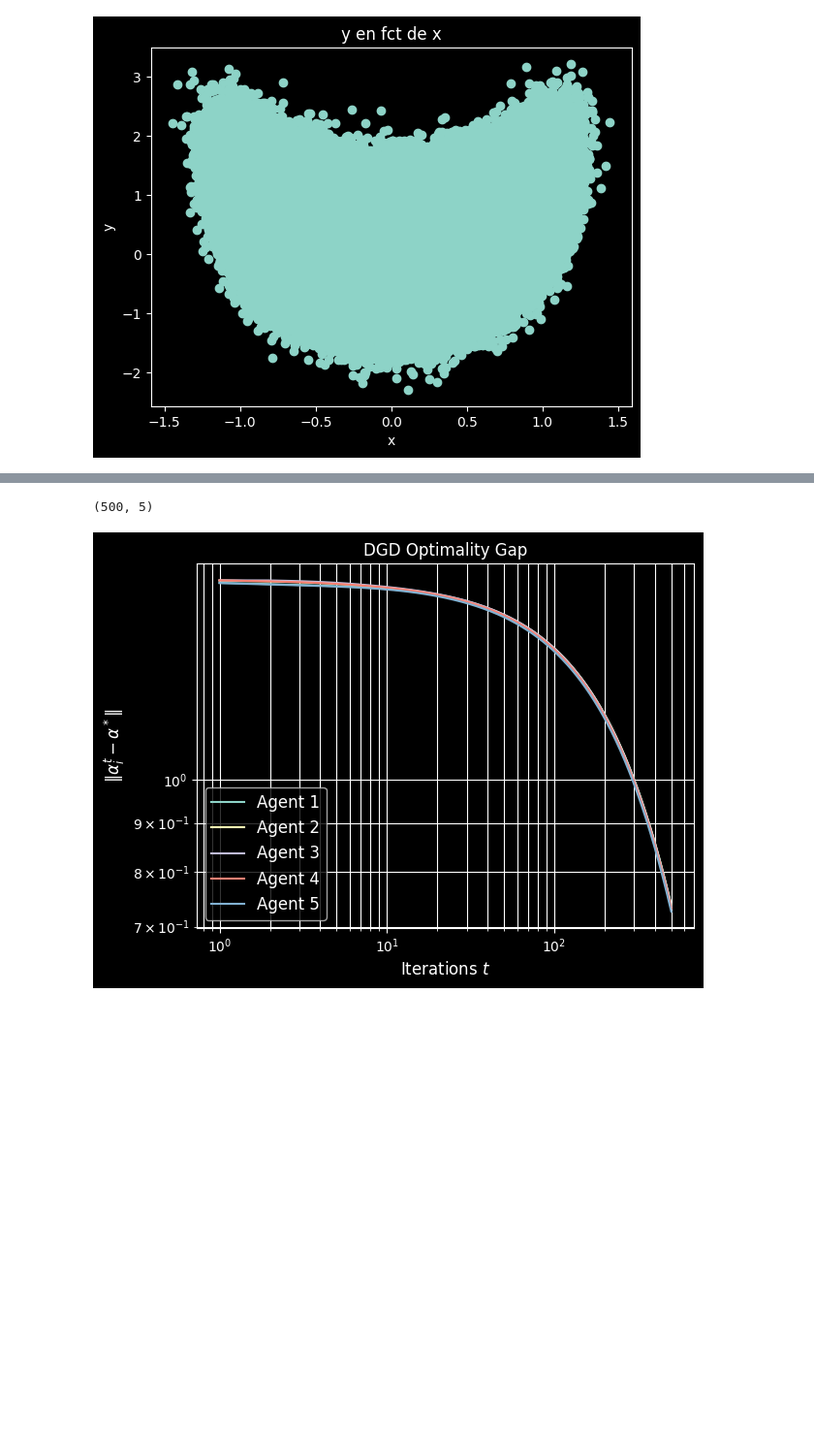
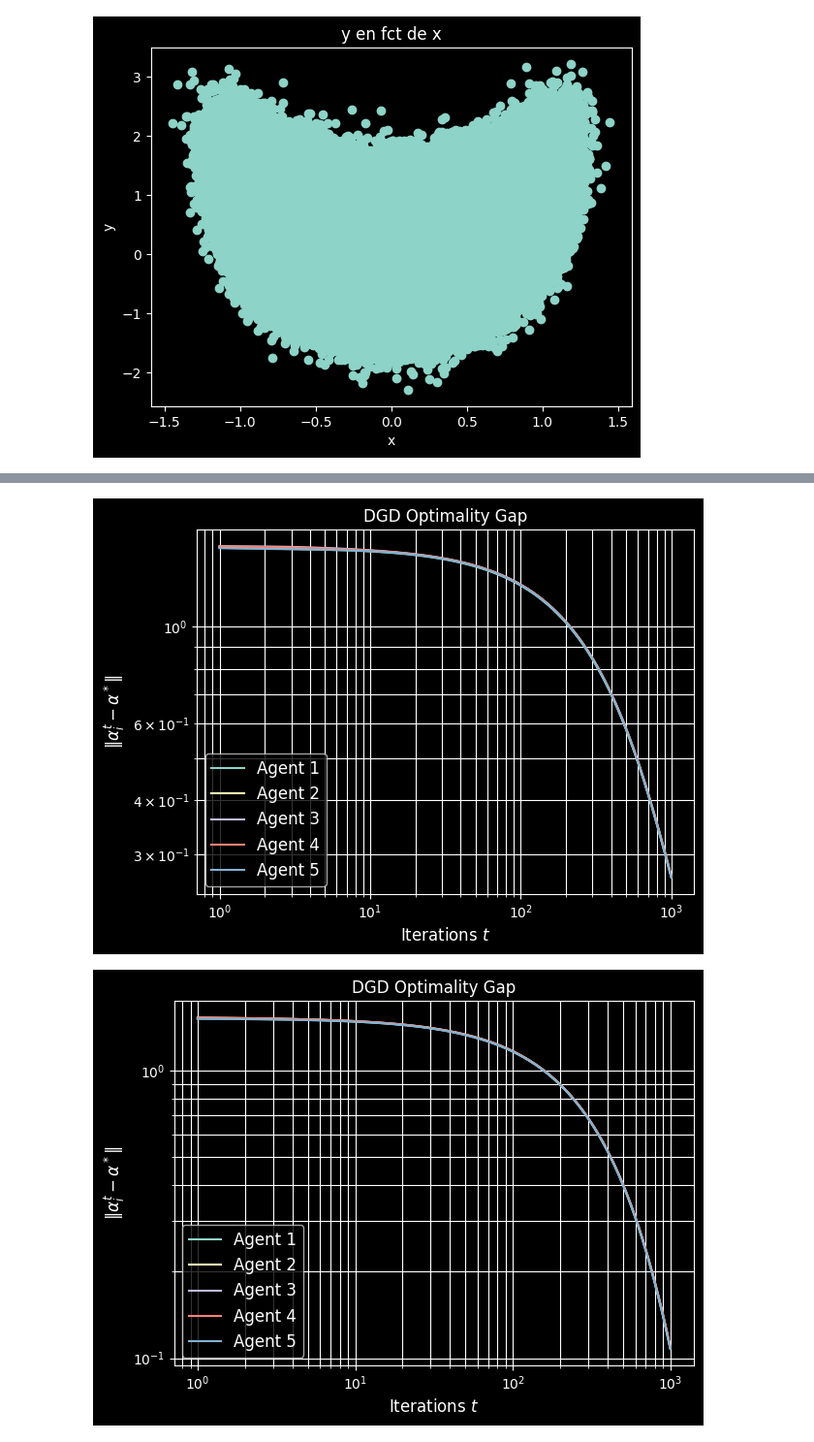
Before and after one commit to w-h02/Cooperative_opt, a Jupyter notebook: project.ipynb, the cells around one changed output, grey strips where cells are left out. Shown at 97% size. Drawn from its saved outputs; the diff is of its cells as text; code cells hidden in the pictures; blank space fills up the shorter version.

Commit message:
changing the layout

```diff
--- a/project.ipynb
+++ b/project.ipynb
@@ -65,0 +86,19 @@ W_ring = build_weight_matrix(A_ring)
+# %%
+# Visualizing the graphs
+import networkx as nx
+G_line = nx.from_numpy_array(A_line)
+G_ring = nx.from_numpy_array(A_ring)
+G_full = nx.from_numpy_array(A_full)
+
+graphs = [G_line, G_ring, G_full]
+titles = ["Line Graph", "Ring Graph", "Fully Connected Graph"]
+
+plt.figure(figsize=(12,4))
+
+for i, (G, title) in enumerate(zip(graphs, titles), 1):
+    plt.subplot(1,3,i)
+    pos = nx.spring_layout(G, seed=42)
+    nx.draw(G, pos, with_labels=True, node_size=800, font_size=12)
+    plt.title(title)
+
+plt.show()
@@ -94,10 +137,10 @@ Min and max eigenvalues of A :  None
 L = get_best_L(agents_x, x_m)
 
 # alphas and gaps for different graph topologies
-alphas_line, gaps_line = DGD(x_m, agents_x, W_line, agents_y, alpha_star, n_iter = 500, sigma = 0.5, nu = 1.0, eta = 1/L)
+alphas_line, gaps_line = DGD_cst_stepsize(x_m, agents_x, W_line, agents_y, alpha_star, n_iter = 1000, sigma = 0.5, nu = 1.0, eta = 1/L)
 
-alphas_ring, gaps_ring = DGD(x_m, agents_x, W_ring, agents_y, alpha_star, n_iter = 500, sigma = 0.5, nu = 1.0, eta = 1/L)
+alphas_ring, gaps_ring = DGD_cst_stepsize(x_m, agents_x, W_ring, agents_y, alpha_star, n_iter = 1000, sigma = 0.5, nu = 1.0, eta = 1/L)
 
-alphas_full, gaps_full = DGD(x_m, agents_x, W_full, agents_y, alpha_star, n_iter = 500, sigma = 0.5, nu = 1.0, eta = 1/L)
+alphas_full, gaps_full = DGD_cst_stepsize(x_m, agents_x, W_full, agents_y, alpha_star, n_iter = 1000, sigma = 0.5, nu = 1.0, eta = 1/L)
 print(alphas_line[-1])
 # %% [output]
@@ -143,20 +170,7 @@ for i in range(n_agents):
 # %%
-# Plotting gaps
-def plot_gap(gaps, filename='DGD_gap.pdf'):
-    gaps = np.array(gaps)  # shape (n_iter, n_agents)
-    plt.figure()
-    for i in range(gaps.shape[1]):
-        plt.loglog(range(1, len(gaps)+1), gaps[:, i], label=f'Agent {i+1}')
-    plt.xlabel('Iterations $t$', fontsize=12)
-    plt.ylabel(r'$\|\alpha_i^t - \alpha^*\|$', fontsize=12)
-    plt.title('DGD Optimality Gap', fontsize=12)
-    plt.legend(fontsize=12)
-    plt.grid(True, which='both')
-    plt.tight_layout()
-    plt.savefig(filename)
-    plt.show()
-
-plot_gap(gaps_line)
+plot_gap(gaps_line, folder = "DGD_constant_stepsize", filename="gaps for a line graph")
+plot_gap(gaps_full, folder = "DGD_constant_stepsize", filename="gaps for a full graph")
+plot_gap(gaps_ring, folder = "DGD_constant_stepsize", filename="gaps for a ring graph")
 # %% [output]
-(500, 5)
-[figure, old version]
+[figure, new version]
+[figure, added]
```
Also changed, not shown: parts of 15 cells of this notebook, 34 other files.
